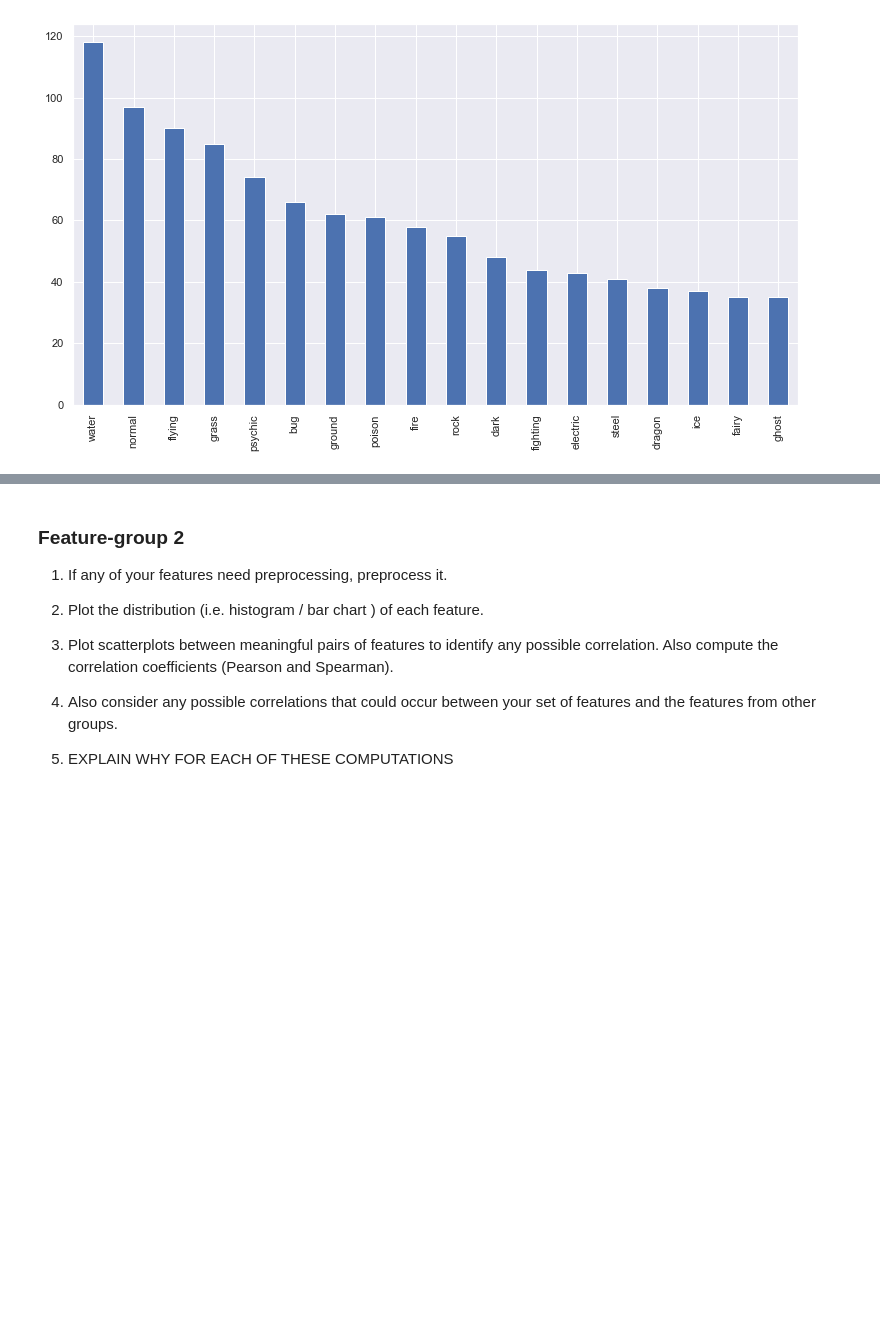
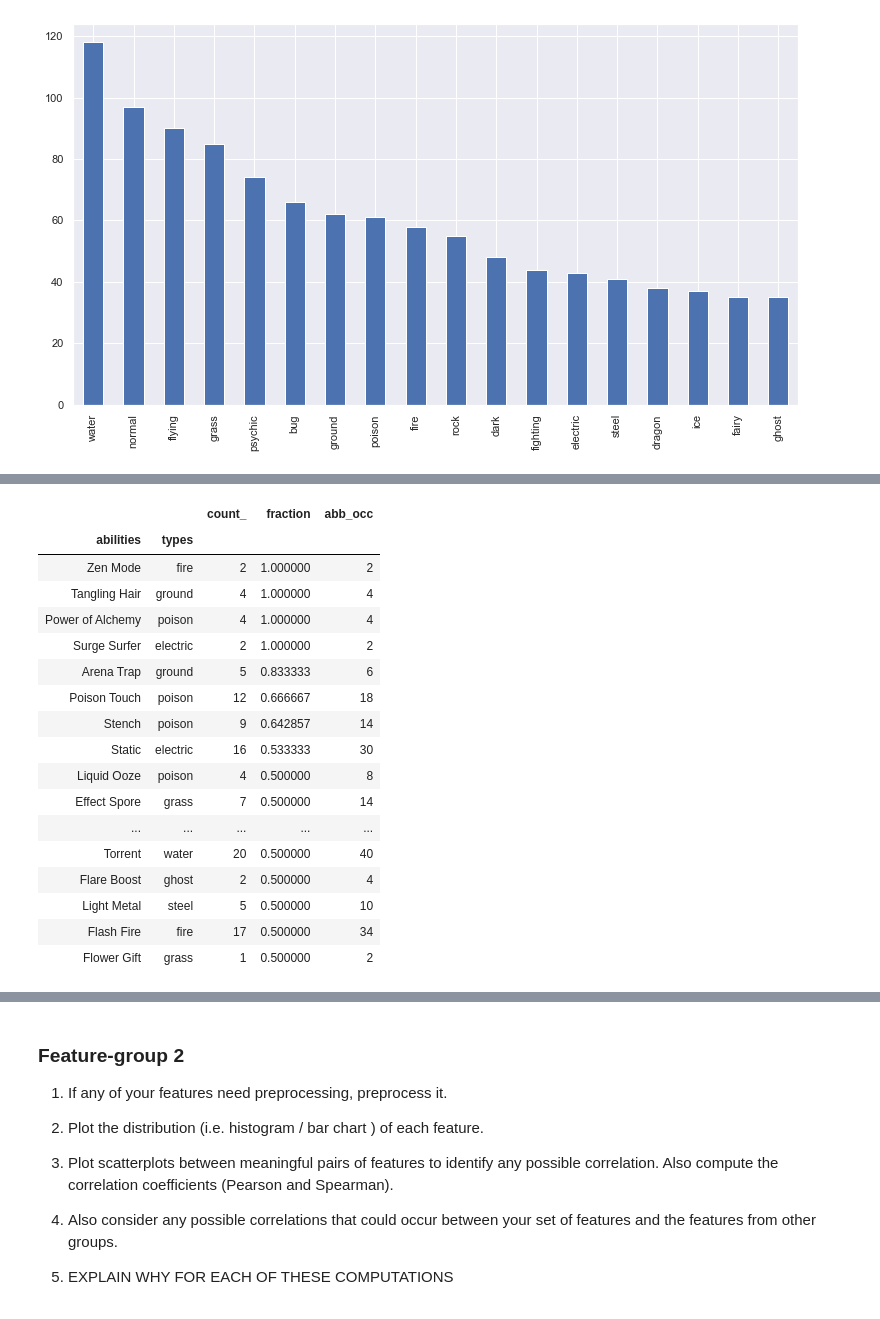
Before and after one commit to com-480-data-visualization/com-480-project-analaktycs, a Jupyter notebook: Milestone1.ipynb, the cells around one changed output, grey strips where cells are left out. Cells and saved outputs as stored; diff of their text form; code cells hidden in the pictures; blank space fills up the shorter version.

```diff
--- a/Milestone1.ipynb
+++ b/Milestone1.ipynb
@@ -477,0 +482,3 @@ g.map(sns.barplot,"types","count");
+# %%
+#
+df_words= df_groupe1[['name','pokedex_number','abilities','types','classfication']].copy()
@@ -477,0 +553,27 @@ g.map(sns.barplot,"types","count");
+# %%
+# Divied the number of type - abilities occurences by the number of abilities occurences
+# Gives the proportion of a specific ability for a given type
+abilities_vs_types['abb_occ'] = abilities_vs_types.abilities\
+                                                    .apply(lambda x: abilities_exploded.loc[x] )
+abilities_vs_types['fraction'] =abilities_vs_types['count_']/abilities_vs_types['abb_occ']
+abilities_vs_types.set_index(['abilities', 'types'])\
+                  .sort_values(ascending=False, by='fraction')[:20]
+# %% [output]
+|  |  | count_ | fraction | abb_occ |
+| abilities | types |  |  |  |
+| Zen Mode | fire | 2 | 1.000000 | 2 |
+| Tangling Hair | ground | 4 | 1.000000 | 4 |
+| Power of Alchemy | poison | 4 | 1.000000 | 4 |
+| Surge Surfer | electric | 2 | 1.000000 | 2 |
+| Arena Trap | ground | 5 | 0.833333 | 6 |
+| Poison Touch | poison | 12 | 0.666667 | 18 |
+| Stench | poison | 9 | 0.642857 | 14 |
+| Static | electric | 16 | 0.533333 | 30 |
+| Liquid Ooze | poison | 4 | 0.500000 | 8 |
+| Effect Spore | grass | 7 | 0.500000 | 14 |
+| ... | ... | ... | ... | ... |
+| Torrent | water | 20 | 0.500000 | 40 |
+| Flare Boost | ghost | 2 | 0.500000 | 4 |
+| Light Metal | steel | 5 | 0.500000 | 10 |
+| Flash Fire | fire | 17 | 0.500000 | 34 |
+| Flower Gift | grass | 1 | 0.500000 | 2 |
```
Also changed, not shown: parts of 34 cells of this notebook.
